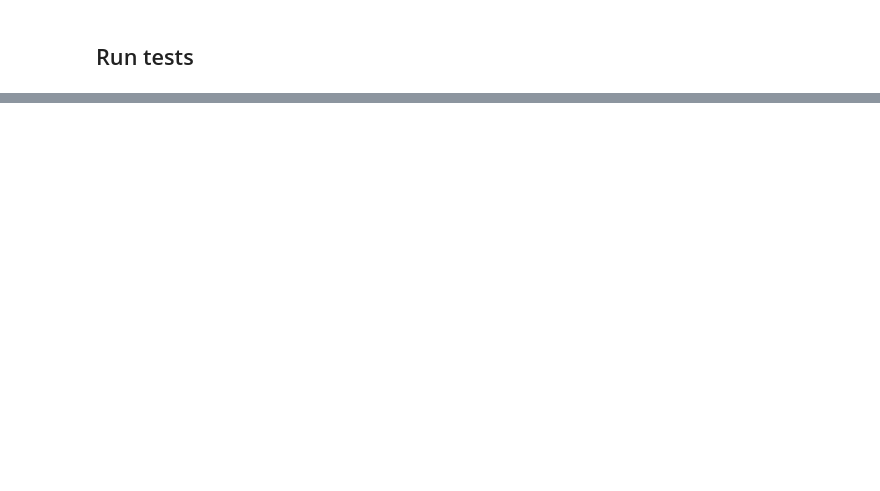
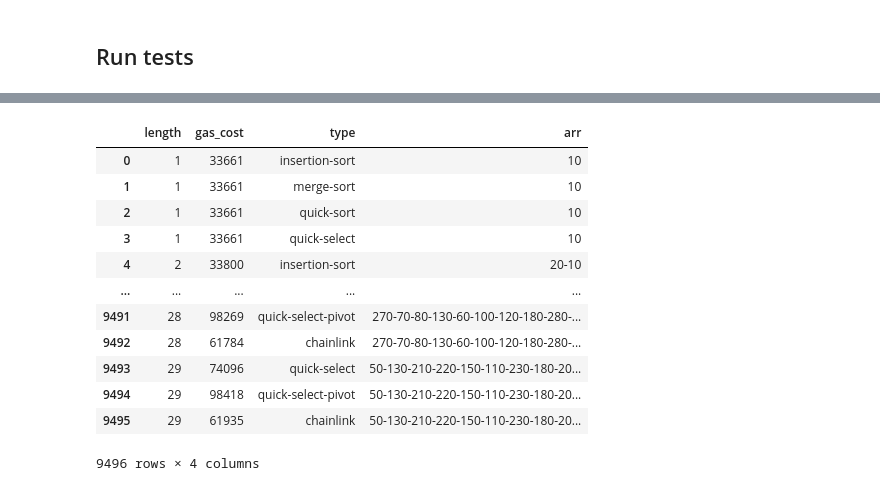
Before and after one commit to sassmilic/Median-Solidity-Analysis, a Jupyter notebook: analysis notebook.ipynb, the cells around one changed output, grey strips where cells are left out. Saved outputs shown, nothing was run; the diff lists cells and outputs as text; code cells hidden in the pictures; blank space fills up the shorter version.

```diff
--- a/analysis notebook.ipynb
+++ b/analysis notebook.ipynb
@@ -188,0 +251,16 @@ df
+# %%
+df
+# %% [output]
+|  | length | gas_cost | type | arr |
+| 0 | 1 | 33661 | insertion-sort | 10 |
+| 1 | 1 | 33661 | merge-sort | 10 |
+| 2 | 1 | 33661 | quick-sort | 10 |
+| 3 | 1 | 33661 | quick-select | 10 |
+| 4 | 2 | 33800 | insertion-sort | 20-10 |
+| ... | ... | ... | ... | ... |
+| 9491 | 28 | 98269 | quick-select-pivot | 270-70-80-130-60-100-120-180-280-... |
+| 9492 | 28 | 61784 | chainlink | 270-70-80-130-60-100-120-180-280-... |
+| 9493 | 29 | 74096 | quick-select | 50-130-210-220-150-110-230-180-20... |
+| 9494 | 29 | 98418 | quick-select-pivot | 50-130-210-220-150-110-230-180-20... |
+| 9495 | 29 | 61935 | chainlink | 50-130-210-220-150-110-230-180-20... |
+9496 rows × 4 columns
```
Also changed, not shown: parts of 12 cells of this notebook, 1 other file.
